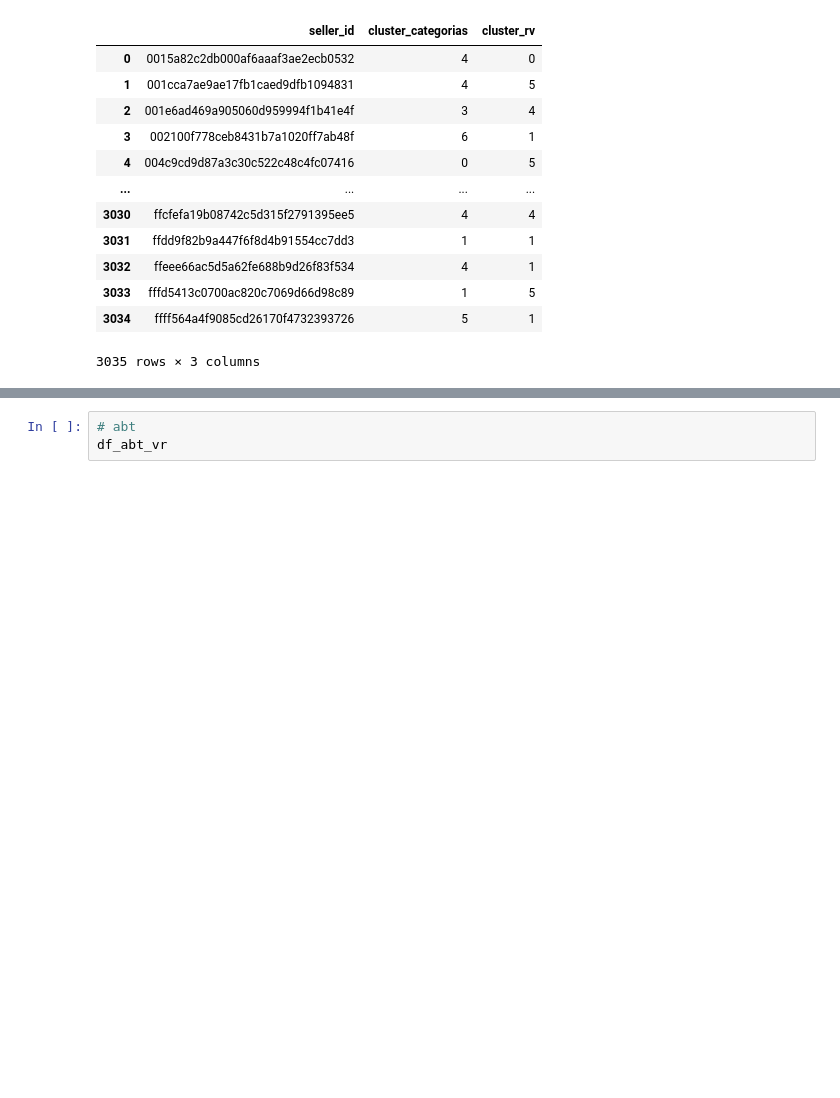
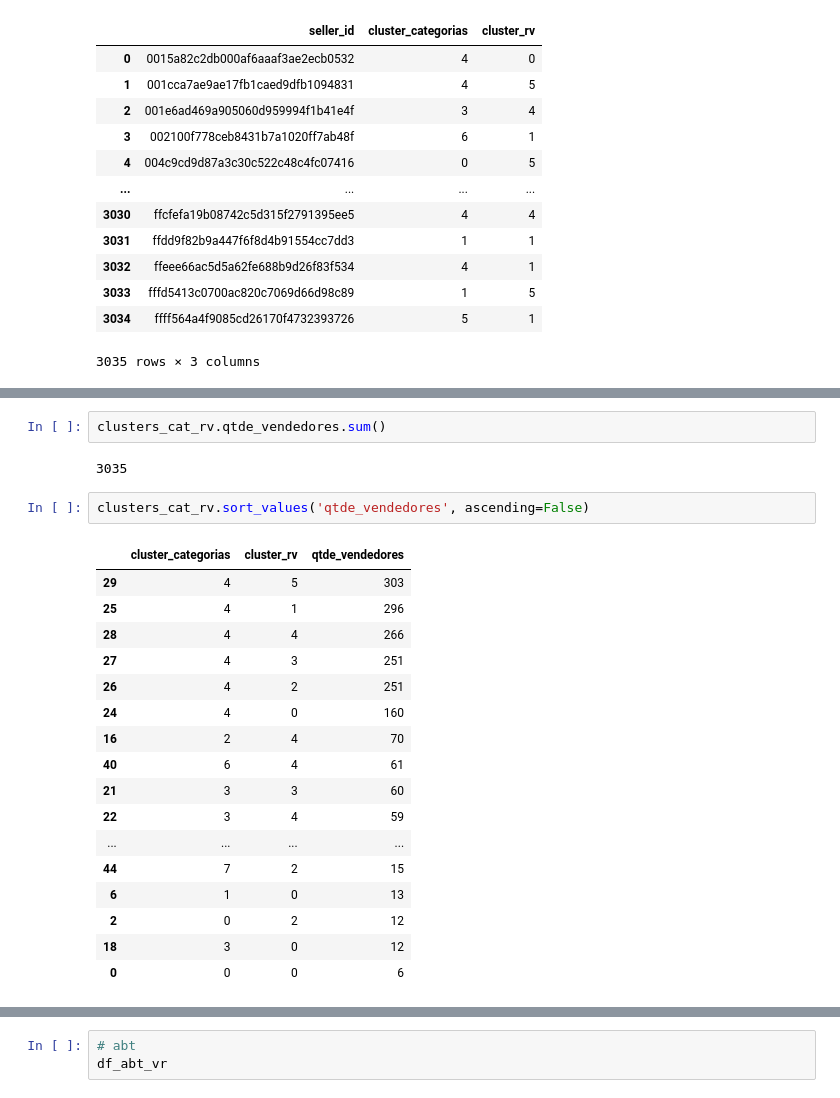
Before and after one commit to paulo-batista/LABDATA-FIA, a Jupyter notebook: notas_aula16.ipynb, the cells around one changed output, grey strips where cells are left out. Cells and saved outputs as stored; diff of their text form; blank space fills up the shorter version.

```diff
--- a/notas_aula16.ipynb
+++ b/notas_aula16.ipynb
@@ -677,0 +702,24 @@ df_clusters
+# %%
+clusters_cat_rv.qtde_vendedores.sum()
+# %% [output]
+3035
+# %%
+clusters_cat_rv.sort_values('qtde_vendedores', ascending=False)
+# %% [output]
+|  | cluster_categorias | cluster_rv | qtde_vendedores |
+| 29 | 4 | 5 | 303 |
+| 25 | 4 | 1 | 296 |
+| 28 | 4 | 4 | 266 |
+| 27 | 4 | 3 | 251 |
+| 26 | 4 | 2 | 251 |
+| 24 | 4 | 0 | 160 |
+| 16 | 2 | 4 | 70 |
+| 40 | 6 | 4 | 61 |
+| 21 | 3 | 3 | 60 |
+| 22 | 3 | 4 | 59 |
+| ... | ... | ... | ... |
+| 44 | 7 | 2 | 15 |
+| 6 | 1 | 0 | 13 |
+| 2 | 0 | 2 | 12 |
+| 18 | 3 | 0 | 12 |
+| 0 | 0 | 0 | 6 |
```
Also changed, not shown: parts of 3 cells of this notebook.
